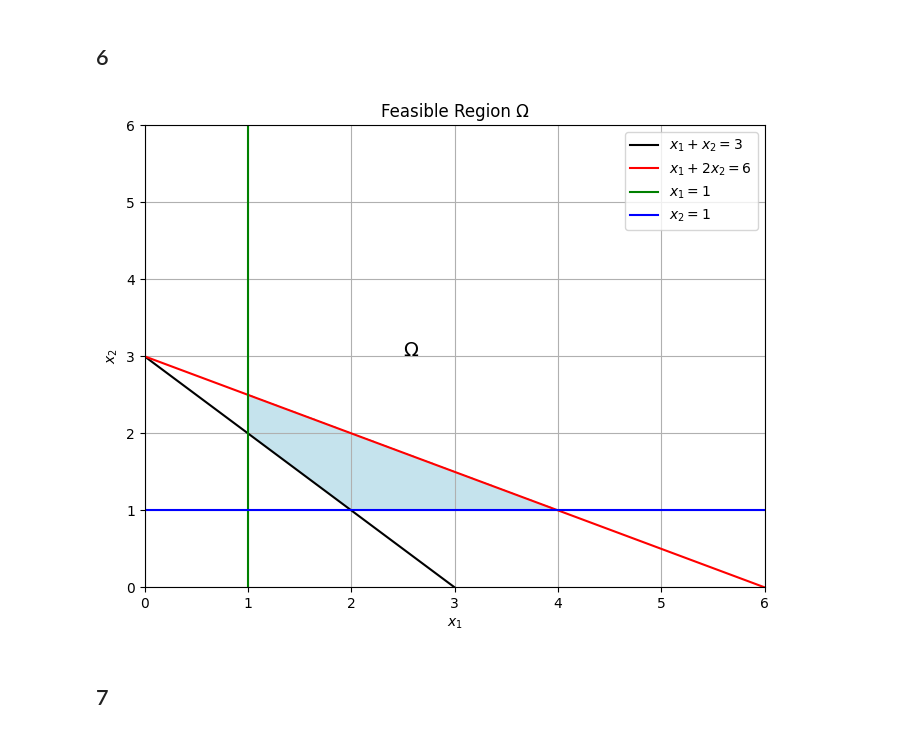
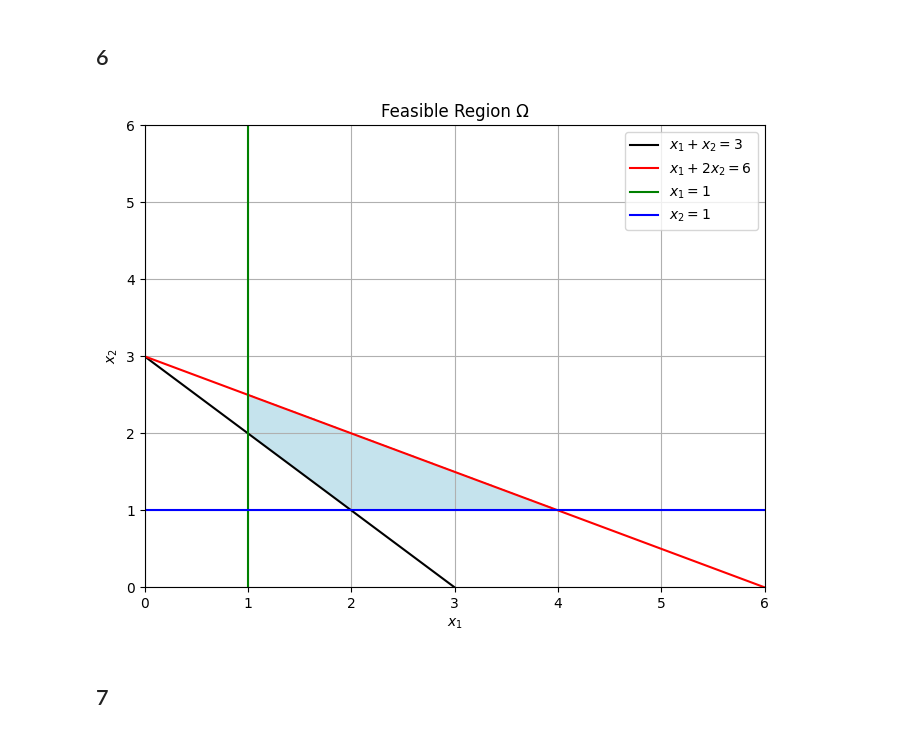
Before and after one commit to lambione/OPTIMIZATION-METHODS, a Jupyter notebook: ASS6/assignment6.ipynb, the cells around one changed output. Cells and saved outputs as stored; diff of their text form; code cells hidden in the pictures.

```diff
--- a/ASS6/assignment6.ipynb
+++ b/ASS6/assignment6.ipynb
@@ -106,45 +106,40 @@ Is constraint C4 active for point X1? False
 
 x1 = np.linspace(0, 6, 400)
 
-# Lines from constraints
-c1 = 3 - x1               # x1 + x2 >= 3 → x2 = 3 - x1
-c2 = (6 - x1) / 2         # x1 + 2x2 <= 6 → x2 = (6 - x1)/2
+c1 = 3 - x1
+c2 = (6 - x1) / 2
 
 x1_grid, x2_grid = np.meshgrid(x1, np.linspace(0, 6, 400))
 
 feasible_c1 = (x1_grid + x2_grid) >= 3
 feasible_c2 = (x1_grid + 2 * x2_grid) <= 6
 feasible_c3 = x1_grid >= 1
 feasible_c4 = x2_grid >= 1
 
-# Intersection of all constraints
 feasible_region = feasible_c1 & feasible_c2 & feasible_c3 & feasible_c4
 
-# Plot
+
 plt.figure(figsize=(8, 6))
 
 # NOTE Plotting the feasible region
 plt.contourf(x1_grid, x2_grid, feasible_region, levels=[0.5, 1], colors=["lightblue"], alpha=0.7)
 
-# Plot constraint lines
 plt.plot(x1, c1, label=r'$x_1 + x_2 = 3$', color='black')
 plt.plot(x1, c2, label=r'$x_1 + 2x_2 = 6$', color='red')
 plt.axvline(1, label=r'$x_1 = 1$', color='green')
 plt.axhline(1, label=r'$x_2 = 1$', color='blue')
 
 plt.xlim(0, 6)
 plt.ylim(0, 6)
 plt.xlabel('$x_1$')
 plt.ylabel('$x_2$')
 plt.title('Feasible Region Ω')
 plt.legend()
 plt.grid(True)
 
-plt.text(2.5, 3, r'$\Omega$', fontsize=14, color='black')
-
 plt.show()
 # %% [output]
-[figure, old version]
+[figure, new version]
 # %% [markdown]
 ## 7
 # %% [markdown]
```
Also changed, not shown: parts of 4 cells of this notebook.
